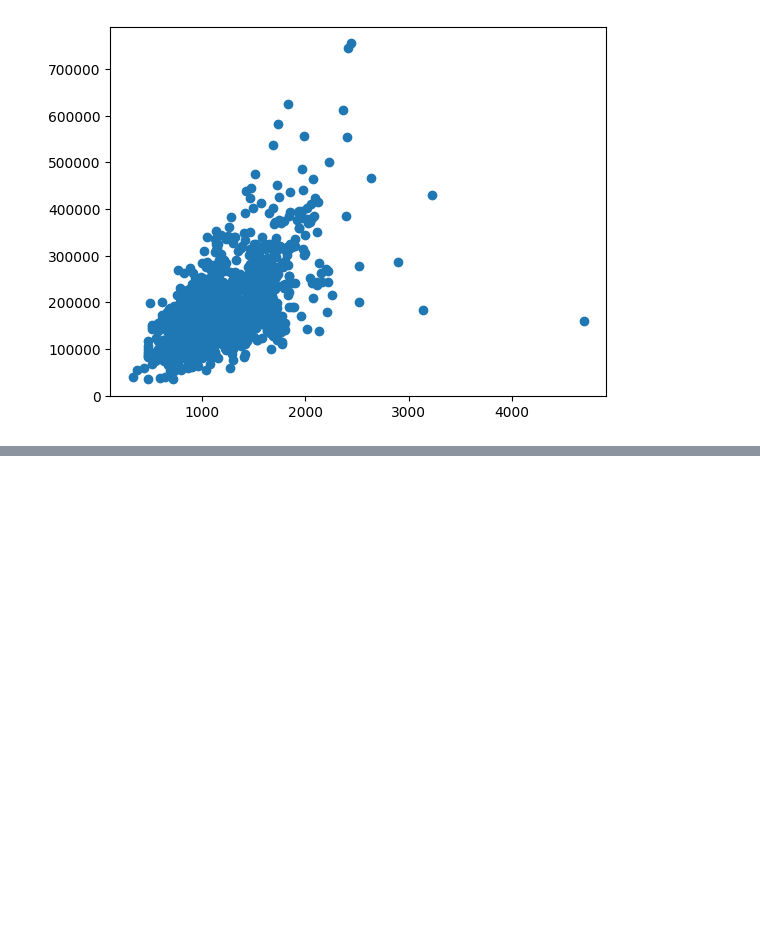
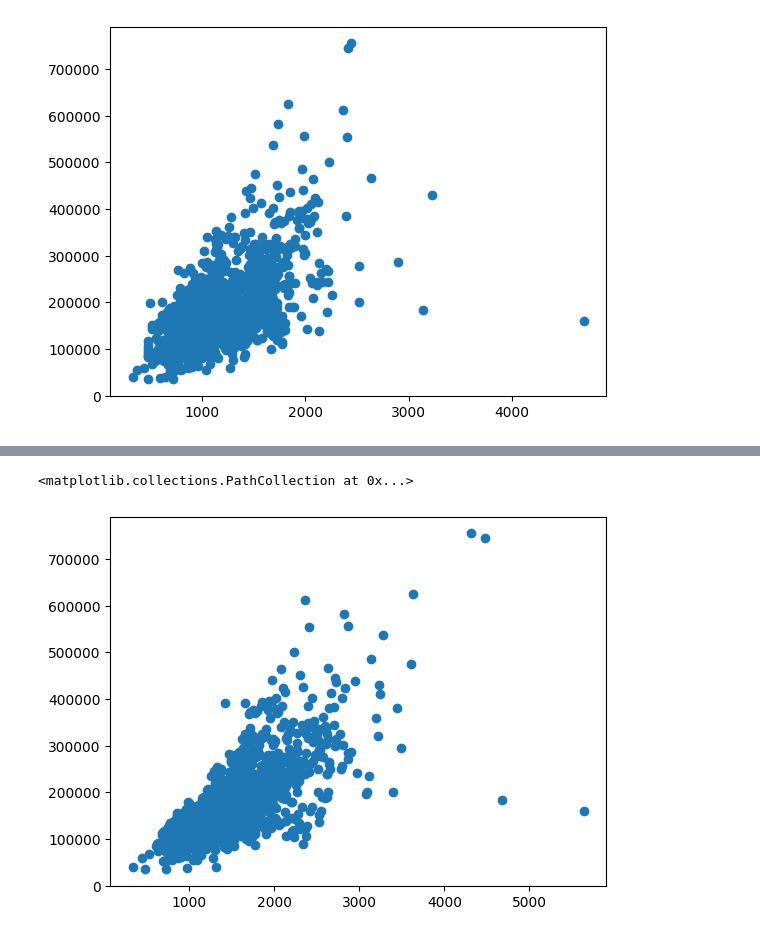
Before and after one commit to Roymero/house-price-prediction, a Jupyter notebook: model.ipynb, the cells around one changed output, grey strips where cells are left out. Cells and saved outputs as stored; diff of their text form; code cells hidden in the pictures; blank space fills up the shorter version.

```diff
--- a/model.ipynb
+++ b/model.ipynb
@@ -277,0 +312,6 @@ plt.scatter(x='1stFlrSF', y='SalePrice', data=train_dataframe)
+# %%
+# GrLivArea: Above grade (ground) living area square feet
+plt.scatter(x='GrLivArea', y='SalePrice', data=train_dataframe)
+# %% [output]
+<matplotlib.collections.PathCollection at 0x...>
+[figure, added]
```
Also changed, not shown: parts of 35 cells of this notebook.
